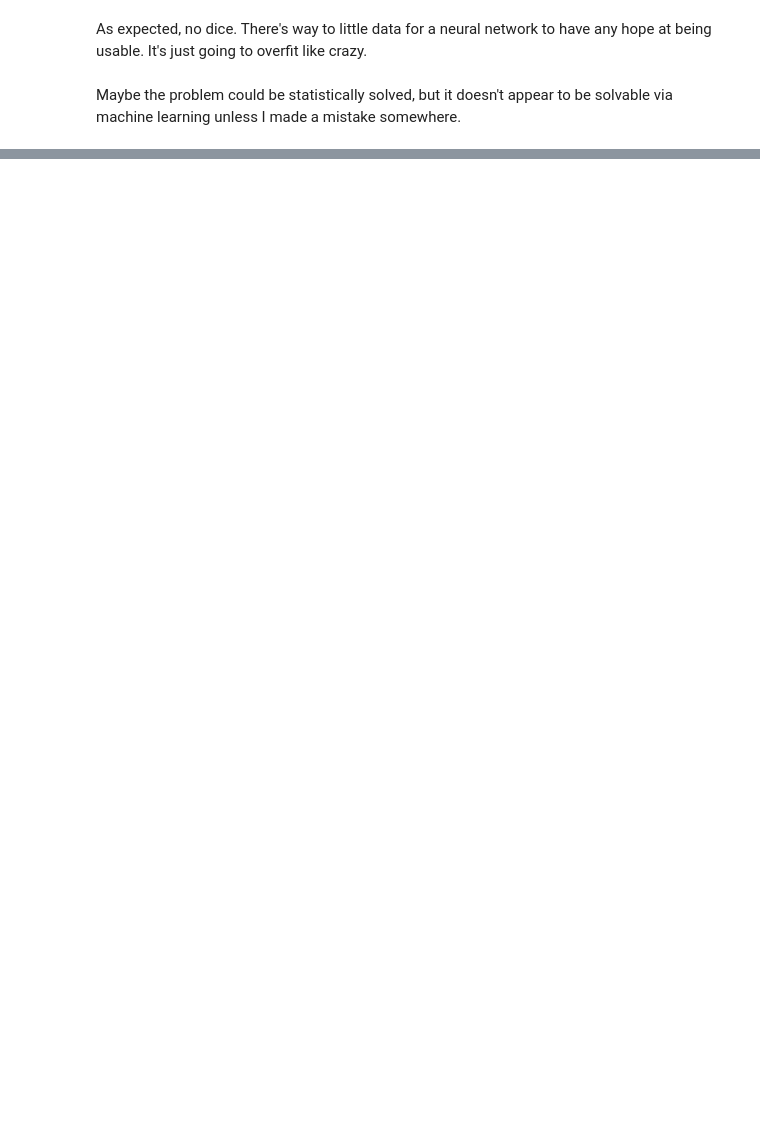
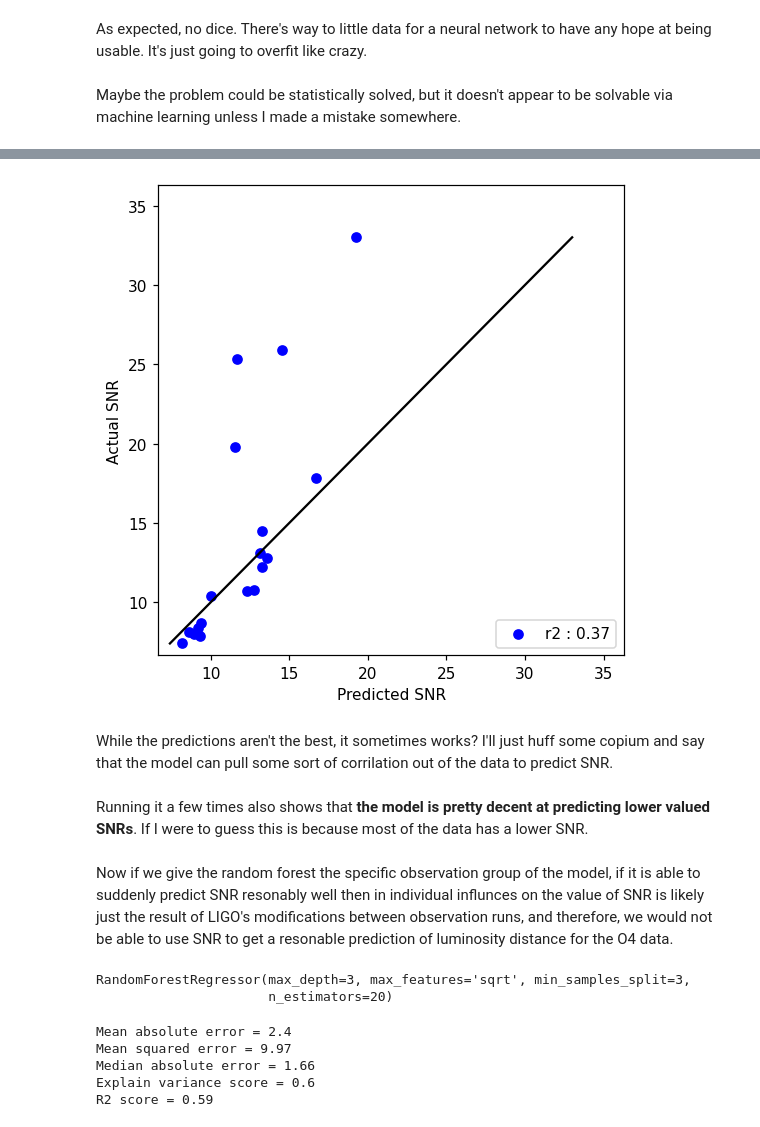
Before and after one commit to AndrewValentini/Gravitational-Waves-Research-23-24, a Jupyter notebook: Data Analysis/Regression.ipynb, the cells around one changed output, grey strips where cells are left out. Saved outputs shown, nothing was run; the diff lists cells and outputs as text; code cells hidden in the pictures; blank space fills up the shorter version.

```diff
--- a/Data Analysis/Regression.ipynb
+++ b/Data Analysis/Regression.ipynb
@@ -629,0 +667,7 @@ Maybe the problem could be statistically solved, but it doesn't appear to be sol
+# %%
+X = confident[["luminosity_distance", "far", "chirp_mass", "total_mass", "mass_ratio"]].to_numpy()
+y = np.array(confident["snr"]).reshape(-1, 1)
+
+X_train, X_test, y_train, y_test = train_test_split(X, y, test_size=0.20)
+y_train = y_train.reshape(-1)
+y_test = y_test.reshape(-1)
@@ -629,0 +700,28 @@ Maybe the problem could be statistically solved, but it doesn't appear to be sol
+# %%
+fig, ax = plt.subplots(1, 1, figsize=(5, 5), dpi = 110)
+
+ax.scatter(y_test_pred, y_test, color="blue")
+
+min_test = [min(y_test), min(y_test_pred)]
+max_test = [max(y_test), max(y_test_pred)]
+x = np.linspace(min(min_test), max(max_test), 100)
+ax.plot(x,x, color = "black", label = "$\\{m_1} = \\{m_2}$")
+
+ax.legend([f'r2 : {sm.r2_score(y_test, y_test_pred):.2f}'], loc='lower right')
+
+ax.set_xlim(min(min_test) * 0.9, max(max_test) * 1.1)
+ax.set_ylim(min(min_test) * 0.9, max(max_test) * 1.1)
+
+ax.set_xlabel("Predicted SNR")
+ax.set_ylabel("Actual SNR")
+
+plt.tight_layout()
+plt.show()
+# %% [output]
+[figure, added]
+# %% [markdown]
+While the predictions aren't the best, it sometimes works? I'll just huff some copium and say that the model can pull some sort of corrilation out of the data to predict SNR.
+# %% [markdown]
+Running it a few times also shows that **the model is pretty decent at predicting lower valued SNRs**. If I were to guess this is because most of the data has a lower SNR.
+# %% [markdown]
+Now if we give the random forest the specific observation group of the model, if it is able to suddenly predict SNR resonably well then in individual influnces on the value of SNR is likely just the result of LIGO's modifications between observation runs, and therefore, we would not be able to use SNR to get a resonable prediction of luminosity distance for the O4 data.
@@ -629,0 +735,25 @@ Maybe the problem could be statistically solved, but it doesn't appear to be sol
+# %%
+rf = RandomForestRegressor(n_estimators = 20,
+                           min_samples_split = 3,
+                           max_depth=3,
+                           max_features = "sqrt",
+                           bootstrap = True)
+
+rf.fit(X_train, y_train)
+# %% [output]
+RandomForestRegressor(max_depth=3, max_features='sqrt', min_samples_split=3,
+                      n_estimators=20)
+# %%
+y_test_pred = rf.predict(X_test)
+
+print("Mean absolute error =", round(sm.mean_absolute_error(y_test, y_test_pred), 2))
+print("Mean squared error =", round(sm.mean_squared_error(y_test, y_test_pred), 2))
+print("Median absolute error =", round(sm.median_absolute_error(y_test, y_test_pred), 2))
+print("Explain variance score =", round(sm.explained_variance_score(y_test, y_test_pred), 2))
+print("R2 score =", round(sm.r2_score(y_test, y_test_pred), 2))
+# %% [output]
+Mean absolute error = 2.4
+Mean squared error = 9.97
+Median absolute error = 1.66
+Explain variance score = 0.6
+R2 score = 0.59
```
Also changed, not shown: parts of 28 cells of this notebook.
